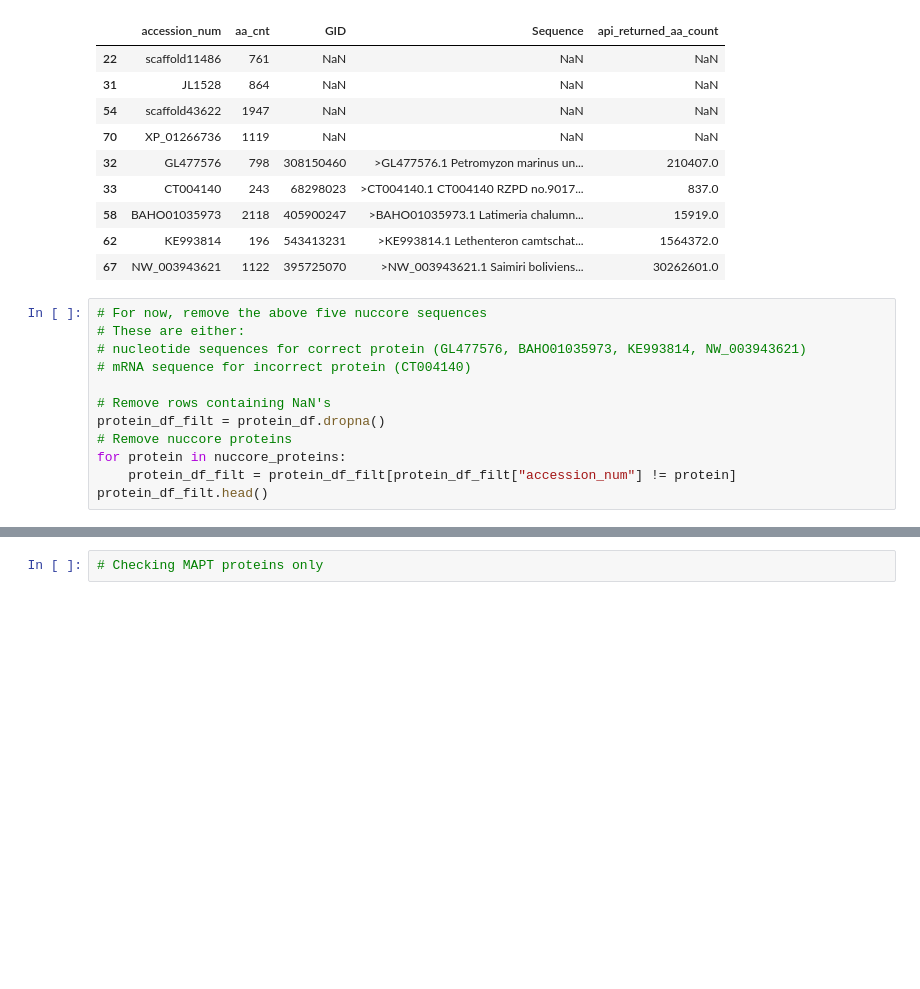
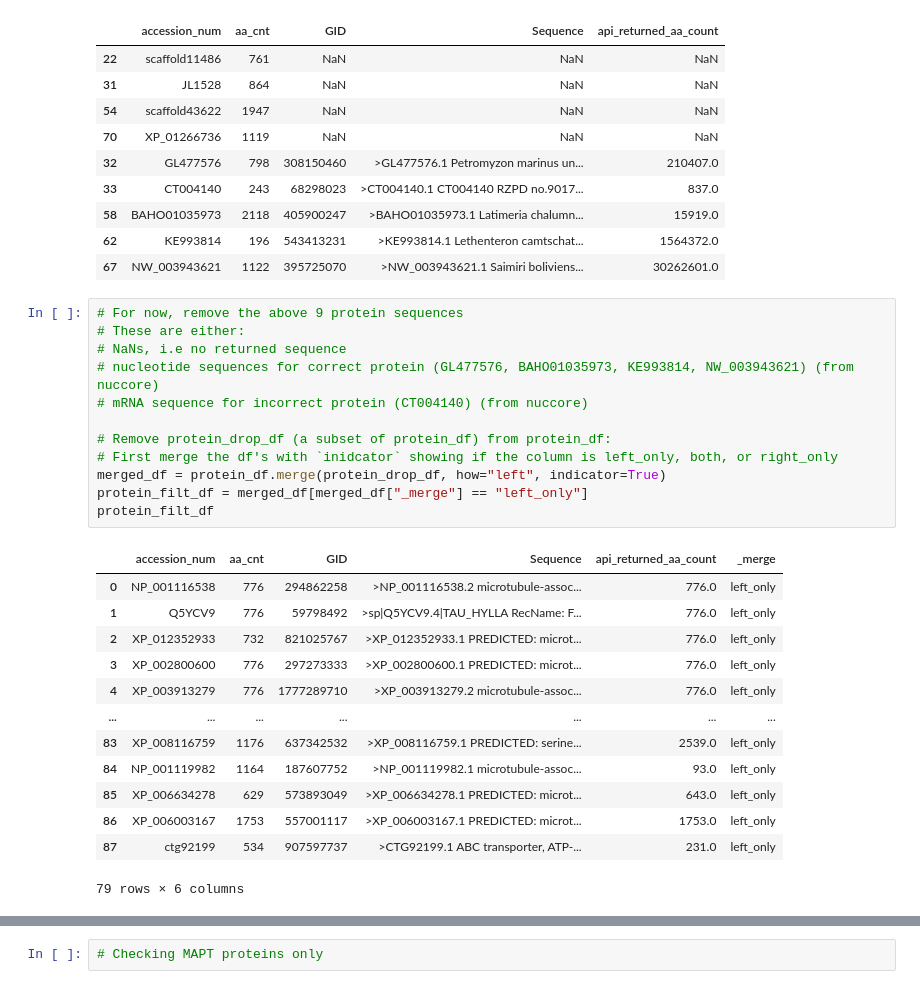
Before and after one commit to jsheppard95/MAPT_Phylogeny, a Jupyter notebook: Protein_Sequence_Search.ipynb, the cells around one changed output, grey strips where cells are left out. Drawn from its saved outputs; the diff is of its cells as text; blank space fills up the shorter version.

```diff
--- a/Protein_Sequence_Search.ipynb
+++ b/Protein_Sequence_Search.ipynb
@@ -262,15 +280,29 @@ protein_drop_df
 | 62 | KE993814 | 196 | 543413231 | >KE993814.1 Lethenteron camtschat... | 1564372.0 |
 | 67 | NW_003943621 | 1122 | 395725070 | >NW_003943621.1 Saimiri boliviens... | 30262601.0 |
 # %%
-# For now, remove the above five nuccore sequences
+# For now, remove the above 9 protein sequences
 # These are either:
-# nucleotide sequences for correct protein (GL477576, BAHO01035973, KE993814, NW_003943621)
-# mRNA sequence for incorrect protein (CT004140)
+# NaNs, i.e no returned sequence
+# nucleotide sequences for correct protein (GL477576, BAHO01035973, KE993814, NW_003943621) (from nuccore)
+# mRNA sequence for incorrect protein (CT004140) (from nuccore)
 
-# Remove rows containing NaN's
-protein_df_filt = protein_df.dropna()
-# Remove nuccore proteins
-for protein in nuccore_proteins:
-    protein_df_filt = protein_df_filt[protein_df_filt["accession_num"] != protein]
-protein_df_filt.head()
+# Remove protein_drop_df (a subset of protein_df) from protein_df:
+# First merge the df's with `inidcator` showing if the column is left_only, both, or right_only
+merged_df = protein_df.merge(protein_drop_df, how="left", indicator=True)
+protein_filt_df = merged_df[merged_df["_merge"] == "left_only"]
+protein_filt_df
+# %% [output]
+|  | accession_num | aa_cnt | GID | Sequence | api_returned_aa_count | _merge |
+| 0 | NP_001116538 | 776 | 294862258 | >NP_001116538.2 microtubule-assoc... | 776.0 | left_only |
+| 1 | Q5YCV9 | 776 | 59798492 | >sp|Q5YCV9.4|TAU_HYLLA RecName: F... | 776.0 | left_only |
+| 2 | XP_012352933 | 732 | 821025767 | >XP_012352933.1 PREDICTED: microt... | 776.0 | left_only |
+| 3 | XP_002800600 | 776 | 297273333 | >XP_002800600.1 PREDICTED: microt... | 776.0 | left_only |
+| 4 | XP_003913279 | 776 | 1777289710 | >XP_003913279.2 microtubule-assoc... | 776.0 | left_only |
+| ... | ... | ... | ... | ... | ... | ... |
+| 83 | XP_008116759 | 1176 | 637342532 | >XP_008116759.1 PREDICTED: serine... | 2539.0 | left_only |
+| 84 | NP_001119982 | 1164 | 187607752 | >NP_001119982.1 microtubule-assoc... | 93.0 | left_only |
+| 85 | XP_006634278 | 629 | 573893049 | >XP_006634278.1 PREDICTED: microt... | 643.0 | left_only |
+| 86 | XP_006003167 | 1753 | 557001117 | >XP_006003167.1 PREDICTED: microt... | 1753.0 | left_only |
+| 87 | ctg92199 | 534 | 907597737 | >CTG92199.1 ABC transporter, ATP-... | 231.0 | left_only |
+79 rows × 6 columns
 # %%
```
Also changed, not shown: parts of 3 cells of this notebook.
